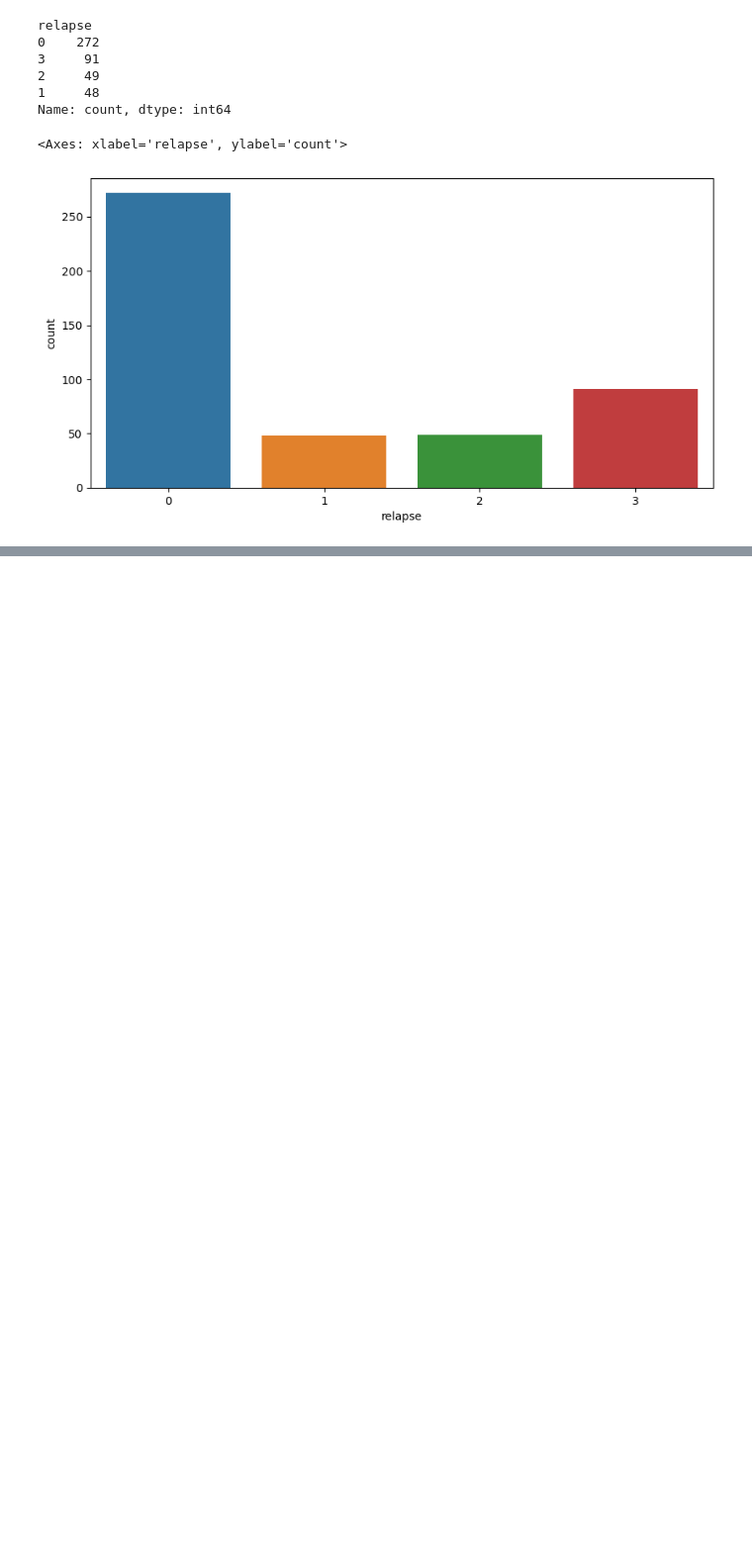
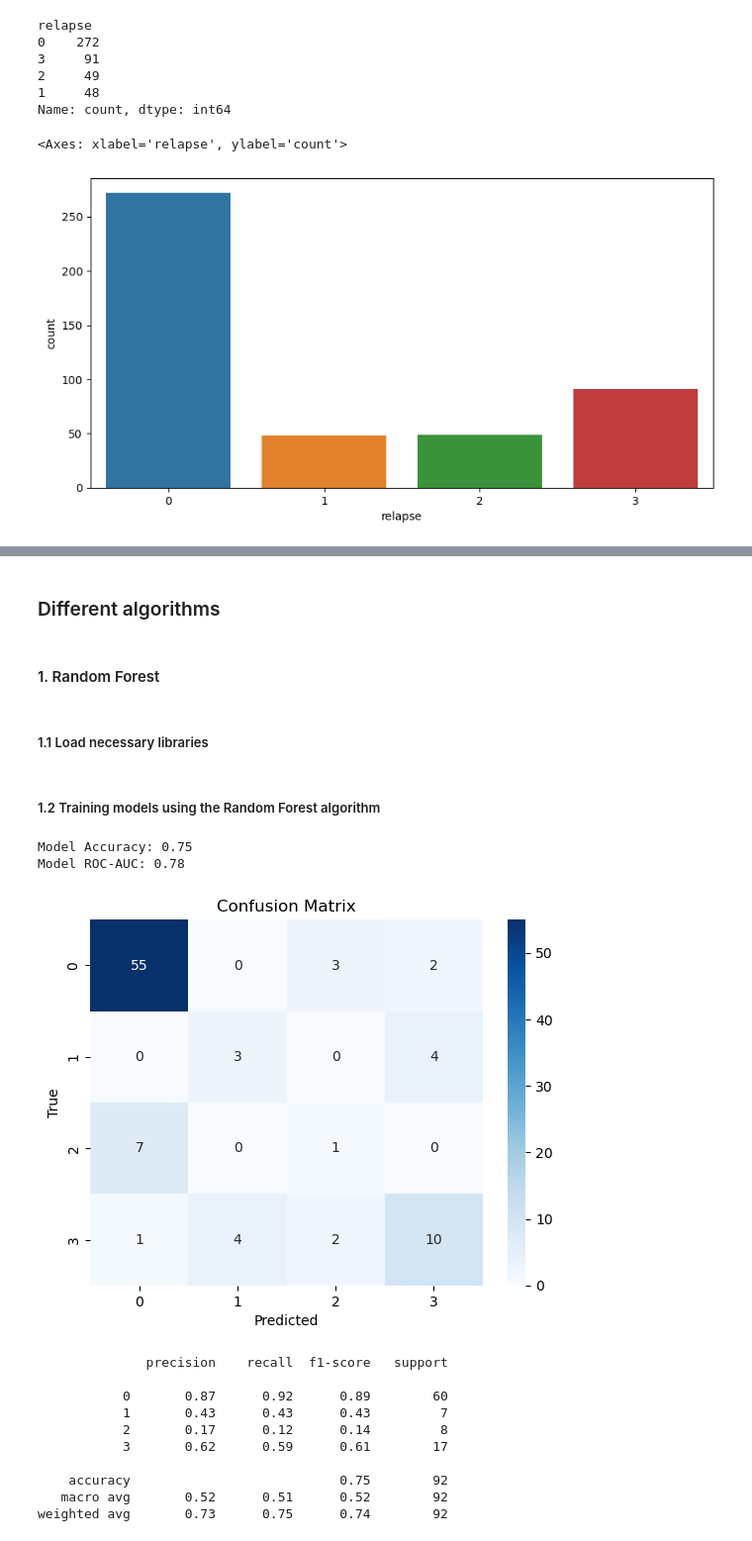
Before and after one commit to nancyxieyy/cancer-care-predictor, a Jupyter notebook: MechineLearning/DiseaseProgression.ipynb, the cells around one changed output, grey strips where cells are left out. Shown at 99% size. Saved outputs shown, nothing was run; the diff lists cells and outputs as text; code cells hidden in the pictures; blank space fills up the shorter version.

```diff
--- a/MechineLearning/DiseaseProgression.ipynb
+++ b/MechineLearning/DiseaseProgression.ipynb
@@ -407,23 +217,0 @@ SVMparam_grid = {
-# %%
-# 创建网格搜索实例
-dis_SVMgrid = GridSearchCV(dis_SVMmodel, SVMparam_grid, scoring='roc_auc_ovr', cv=5, verbose=2, n_jobs=1)
-
-# 执行网格搜索
-dis_SVMgrid.fit(X_train_scaled, y_train)
-
-print(f'Best parameters: {dis_SVMgrid.best_params_}')
-print(f'Best ROC-AUC score: {dis_SVMgrid.best_score_}')
-
-dis_SVMbest_model = dis_SVMgrid.best_estimator_
-
-# 使用最佳参数训练的模型进行预测
-y_pred = dis_SVMbest_model.predict(X_test_scaled)
-y_pred_prob = dis_SVMbest_model.predict_proba(X_test)
-
-# 计算准确率和ROC-AUC
-final_accuracy = accuracy_score(y_test, y_pred)
-final_roc_auc = roc_auc_score(y_test, y_pred_prob, multi_class='ovr')
-
-# 输出最佳参数和最佳准确率
-print(f'Final Model Accuracy: {final_accuracy:.2f}')
-print(f'Final Model ROC-AUC: {final_roc_auc:.2f}')
@@ -499,0 +218,11 @@ joblib.dump(dis_RFbest_model, model_path)
+# %%
+y = data['relapse']
+features = ['rfs_months', 'os_months', 'age_at_diagnosis_in_years', 'sex_numeric', 'tnm_stage', 'chemotherapy_adjuvant_numeric', 'chemotherapy_adjuvant_type_numeric', 'CMS_numeric']
+X = data[features]
+
+X_train, X_test, y_train, y_test = model_selection.train_test_split(X, y, test_size=0.2, random_state=42)
+
+# Feature standardization
+scaler = StandardScaler()
+X_train_scaled = scaler.fit_transform(X_train)
+X_test_scaled = scaler.transform(X_test)
@@ -499,0 +283,6 @@ joblib.dump(dis_RFbest_model, model_path)
+# %% [markdown]
+### Different algorithms
+# %% [markdown]
+#### 1. Random Forest
+# %% [markdown]
+##### 1.1 Load necessary libraries
@@ -499,0 +292,21 @@ joblib.dump(dis_RFbest_model, model_path)
+# %% [markdown]
+##### 1.2 Training models using the Random Forest algorithm
+# %%
+dis_RFmodel = RandomForestClassifier(n_estimators=100, random_state=42)
+dis_RFmodel.fit(X_train, y_train)
+
+print_evaluation(dis_RFmodel, X_test, y_test)
+# %% [output]
+Model Accuracy: 0.75
+Model ROC-AUC: 0.78
+[figure, added]
+              precision    recall  f1-score   support
+
+           0       0.87      0.92      0.89        60
+           1       0.43      0.43      0.43         7
+           2       0.17      0.12      0.14         8
+           3       0.62      0.59      0.61        17
+
+    accuracy                           0.75        92
+   macro avg       0.52      0.51      0.52        92
+weighted avg       0.73      0.75      0.74        92
```
Also changed, not shown: parts of 61 cells of this notebook, 21 other files.
